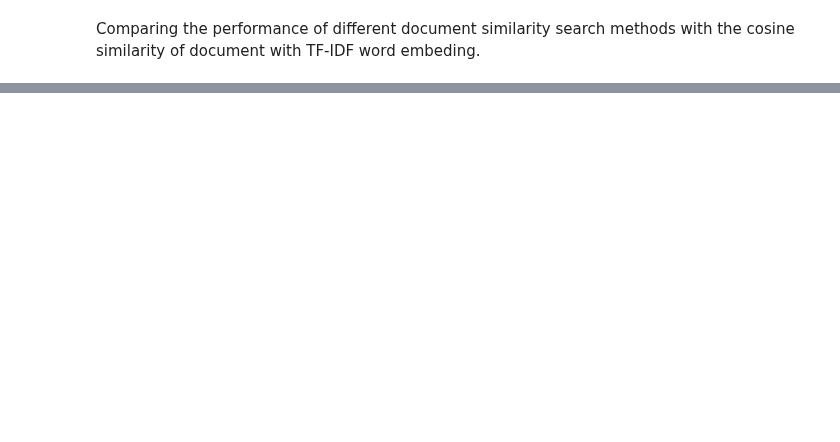
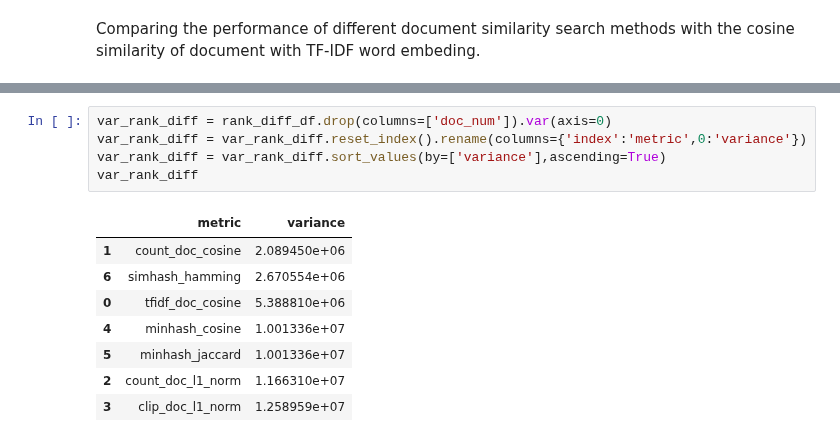
Before and after one commit to pywong-polyu/COMP5434-Big-Data-Computing, a Jupyter notebook: similarity_analysis.ipynb, the cells around one changed output, grey strips where cells are left out. Drawn from its saved outputs; the diff is of its cells as text; blank space fills up the shorter version.

```diff
--- a/similarity_analysis.ipynb
+++ b/similarity_analysis.ipynb
@@ -575,0 +515,14 @@ NameError: name 'check_result_similarity' is not defined
+# %%
+var_rank_diff = rank_diff_df.drop(columns=['doc_num']).var(axis=0)
+var_rank_diff = var_rank_diff.reset_index().rename(columns={'index':'metric',0:'variance'})
+var_rank_diff = var_rank_diff.sort_values(by=['variance'],ascending=True)
+var_rank_diff
+# %% [output]
+|  | metric | variance |
+| 1 | count_doc_cosine | 2.089450e+06 |
+| 6 | simhash_hamming | 2.670554e+06 |
+| 0 | tfidf_doc_cosine | 5.388810e+06 |
+| 4 | minhash_cosine | 1.001336e+07 |
+| 5 | minhash_jaccard | 1.001336e+07 |
+| 2 | count_doc_l1_norm | 1.166310e+07 |
+| 3 | clip_doc_l1_norm | 1.258959e+07 |
```
Also changed, not shown: parts of 35 cells of this notebook, 1 other file.
